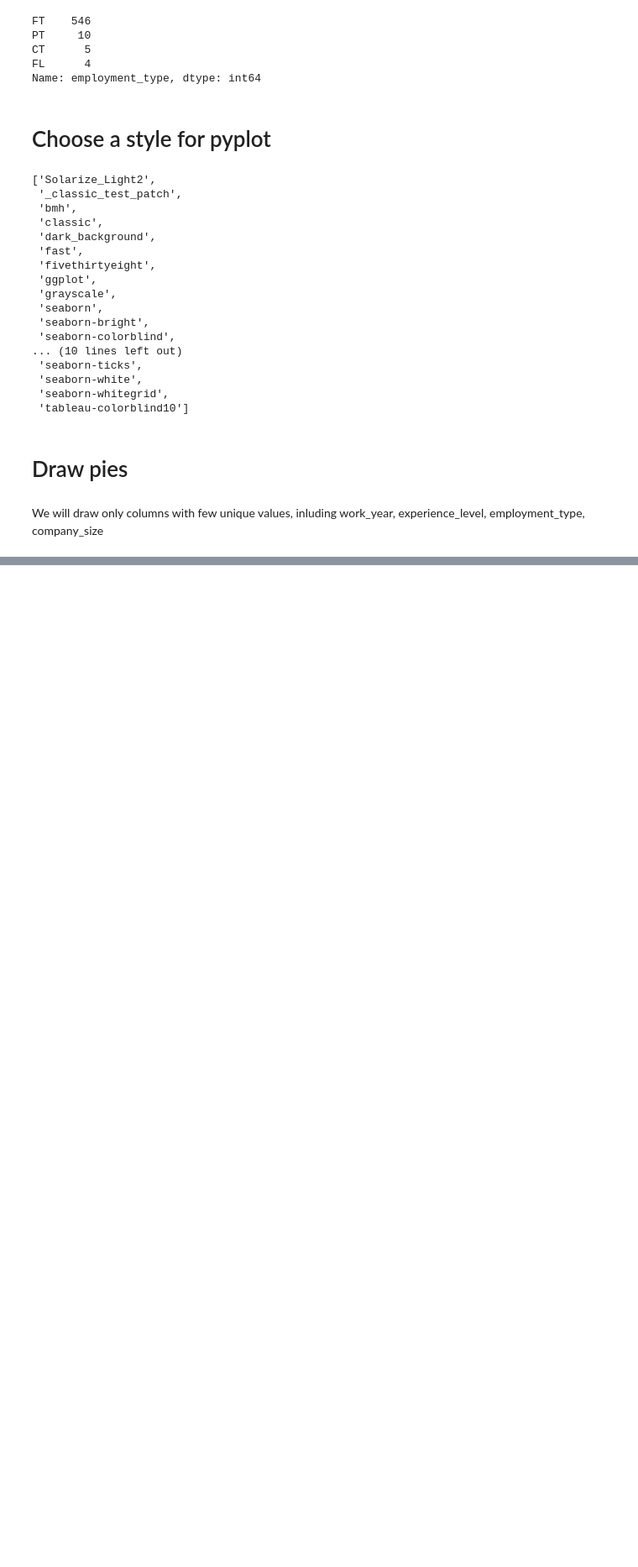
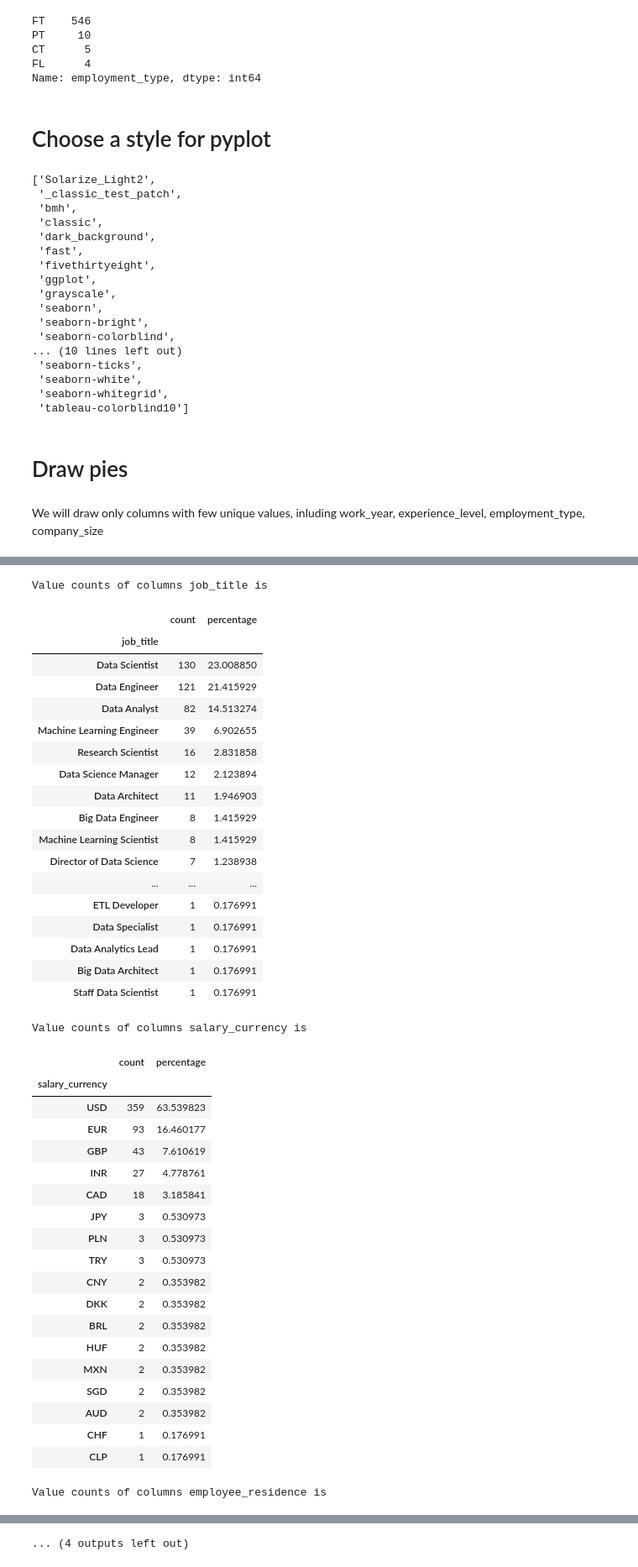
Before and after one commit to BinhHong/Data-science-job-salaries-2022, a Jupyter notebook: DS job salaries.ipynb, the cells around one changed output, grey strips where cells are left out. Shown at 84% size. Drawn from its saved outputs; the diff is of its cells as text; code cells hidden in the pictures; blank space fills up the shorter version.

```diff
--- a/DS job salaries.ipynb
+++ b/DS job salaries.ipynb
@@ -48,13 +48,13 @@ def vc(df, col, r = False):
 
     """
     new_df = df.reset_index().groupby([col]).size().to_frame('count')
-    new_df['percentage'] = new_df['count'].div(sum(df['count'])).mul(100)
+    new_df['percentage'] = new_df['count'].div(sum(new_df['count'])).mul(100)
     new_df = new_df.sort_values(by=['percentage'], ascending=False)
 
     if r:
         return new_df
     else:
-        print(f'Value counts of columns {column} is')
+        print(f'Value counts of columns {col} is')
         display(new_df)
 # %% [markdown]
 # EDA
@@ -259,0 +221,4 @@ plt.style.available
+# %%
+categorical = ['work_year', 'experience_level', 'employment_type', 'job_title',
+               'salary_currency', 'employee_residence',
+        'company_location', 'company_size']
@@ -259,0 +234,4 @@ plt.style.available
+# %%
+for col in categorical:
+    vc(df,col)
+# %% [output]
@@ -259,0 +258,40 @@ plt.style.available
+Value counts of columns job_title is
+|  | count | percentage |
+| job_title |  |  |
+| Data Scientist | 130 | 23.008850 |
+| Data Engineer | 121 | 21.415929 |
+| Data Analyst | 82 | 14.513274 |
+| Machine Learning Engineer | 39 | 6.902655 |
+| Research Scientist | 16 | 2.831858 |
+| Data Science Manager | 12 | 2.123894 |
+| Data Architect | 11 | 1.946903 |
+| Big Data Engineer | 8 | 1.415929 |
+| Machine Learning Scientist | 8 | 1.415929 |
+| Director of Data Science | 7 | 1.238938 |
+| ... | ... | ... |
+| ETL Developer | 1 | 0.176991 |
+| Data Specialist | 1 | 0.176991 |
+| Data Analytics Lead | 1 | 0.176991 |
+| Big Data Architect | 1 | 0.176991 |
+| Staff Data Scientist | 1 | 0.176991 |
+Value counts of columns salary_currency is
+|  | count | percentage |
+| salary_currency |  |  |
+| USD | 359 | 63.539823 |
+| EUR | 93 | 16.460177 |
+| GBP | 43 | 7.610619 |
+| INR | 27 | 4.778761 |
+| CAD | 18 | 3.185841 |
+| JPY | 3 | 0.530973 |
+| PLN | 3 | 0.530973 |
+| TRY | 3 | 0.530973 |
+| CNY | 2 | 0.353982 |
+| DKK | 2 | 0.353982 |
+| BRL | 2 | 0.353982 |
+| HUF | 2 | 0.353982 |
+| MXN | 2 | 0.353982 |
+| SGD | 2 | 0.353982 |
+| AUD | 2 | 0.353982 |
+| CHF | 1 | 0.176991 |
+| CLP | 1 | 0.176991 |
+Value counts of columns employee_residence is
@@ -259,0 +316 @@ plt.style.available
+... (4 outputs left out)
```
Also changed, not shown: parts of 31 cells of this notebook.
